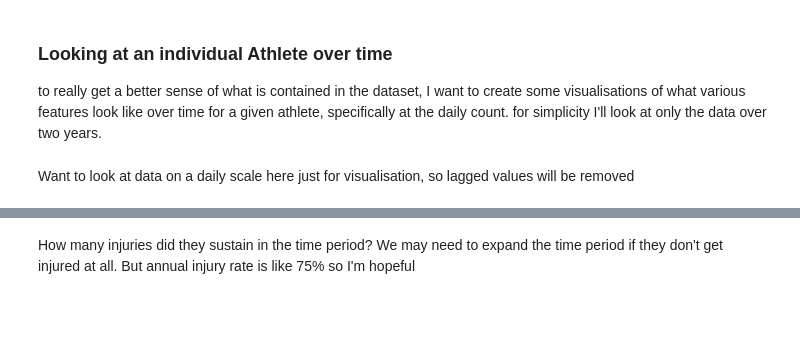
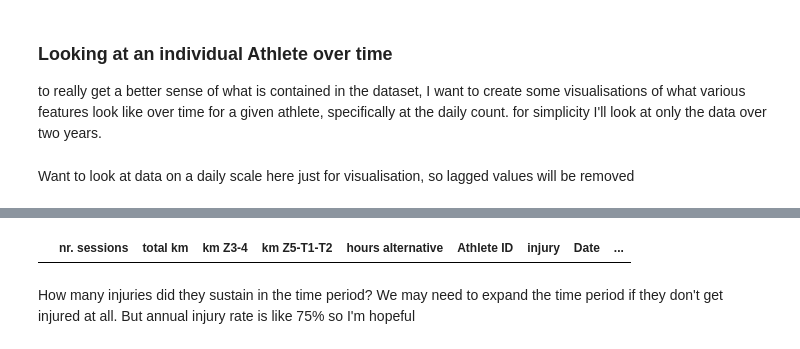
Before and after one commit to milooranm/RunningVolume_Injury, a Jupyter notebook: RunningVolume_Injury/notebooks/Early look at data.ipynb, the cells around one changed output, grey strips where cells are left out. Cells and saved outputs as stored; diff of their text form; code cells hidden in the pictures; blank space fills up the shorter version.

```diff
--- a/RunningVolume_Injury/notebooks/Early look at data.ipynb
+++ b/RunningVolume_Injury/notebooks/Early look at data.ipynb
@@ -177,3 +177,7 @@ Athlete_investigate.head(20)
+# %%
+Athlete_investigate[Athlete_investigate['km Z5-T1-T2']!= 0]
+# %% [output]
+|  | nr. sessions | total km | km Z3-4 | km Z5-T1-T2 | hours alternative | Athlete ID | injury | Date | ... |
 # %% [markdown]
 How many injuries did they sustain in the time period? We may need to expand the time period if they don't get injured at all. But annual injury rate is like 75% so I'm hopeful
 # %%
```
Also changed, not shown: parts of 1 cell of this notebook, 1 other file.
